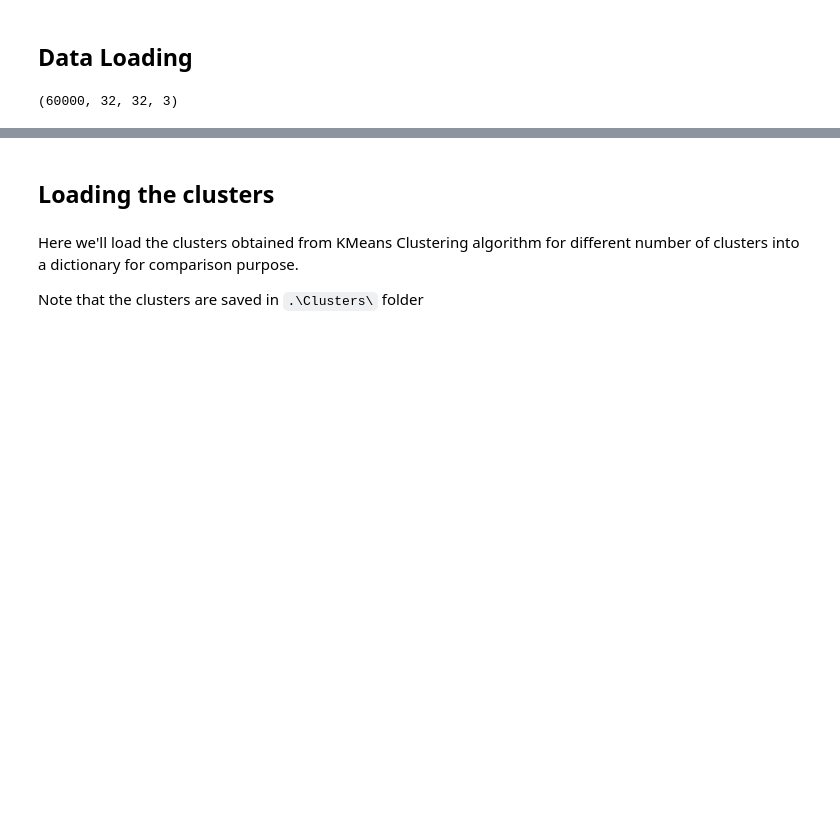
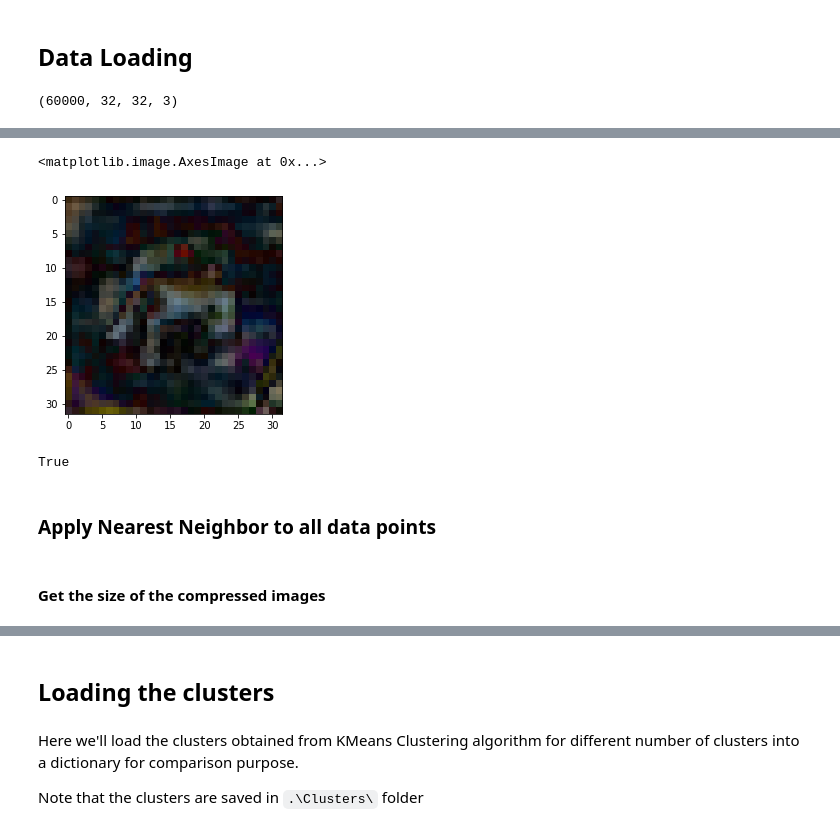
Before and after one commit to NguyenHai7120/Project4A-Optim-Stockage, a Jupyter notebook: CIFAR10Compression.ipynb, the cells around one changed output, grey strips where cells are left out. Drawn from its saved outputs; the diff is of its cells as text; code cells hidden in the pictures; blank space fills up the shorter version.

```diff
--- a/CIFAR10Compression.ipynb
+++ b/CIFAR10Compression.ipynb
@@ -33,0 +73,12 @@ X.shape
+# %%
+plt.imshow(np.abs(X[0] - X[48216]).astype('uint8'))
+# %% [output]
+<matplotlib.image.AxesImage at 0x...>
+[figure, added]
+# %%
+cv2.imwrite("org_cf.png", X[0])
+cv2.imwrite("diff_abs_cf.png", np.abs(X[0] - X[48216]))
+# %% [output]
+True
+# %% [markdown]
+### Apply Nearest Neighbor to all data points
@@ -33,0 +91,2 @@ X.shape
+# %% [markdown]
+#### Get the size of the compressed images
```
Also changed, not shown: parts of 14 cells of this notebook, 5 other files.
